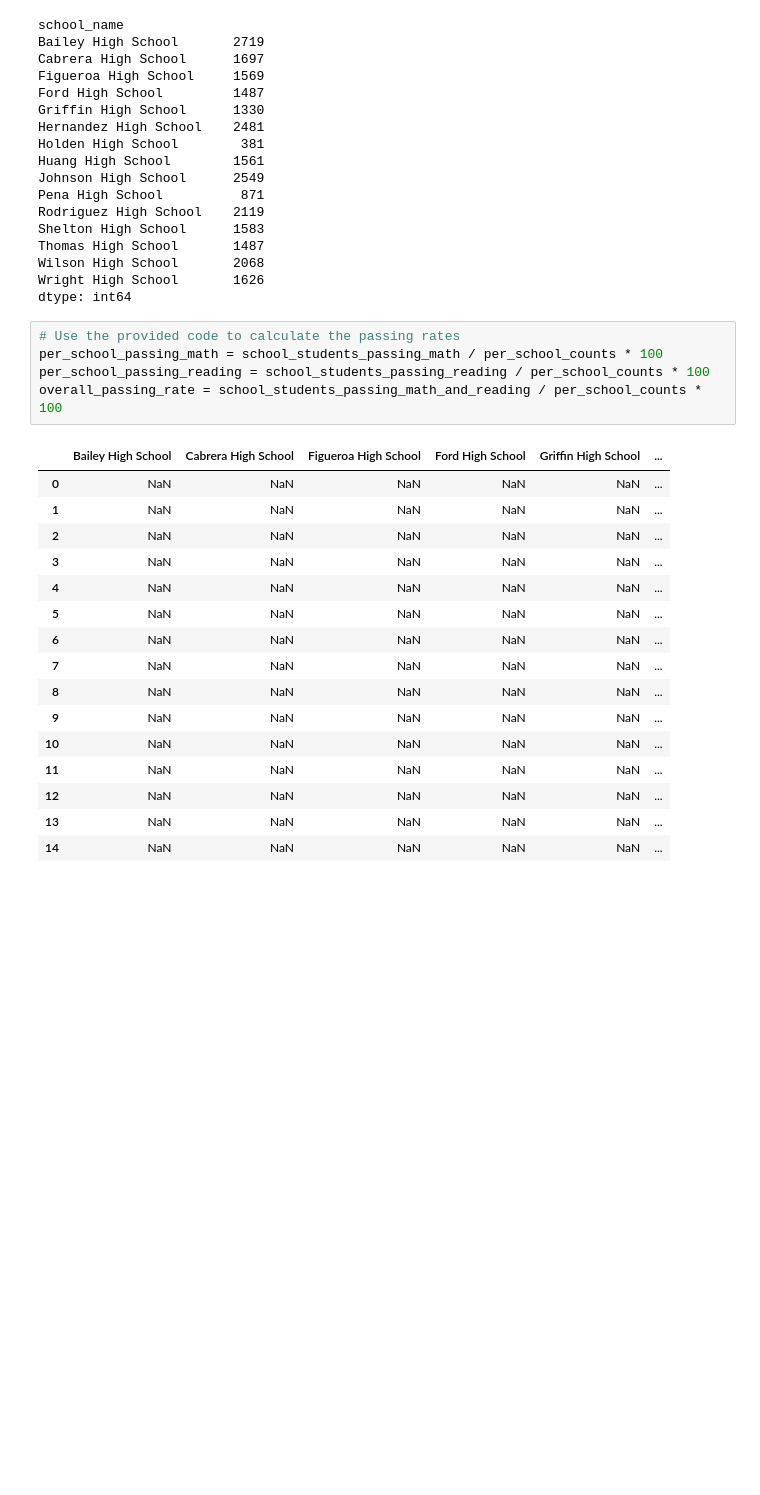
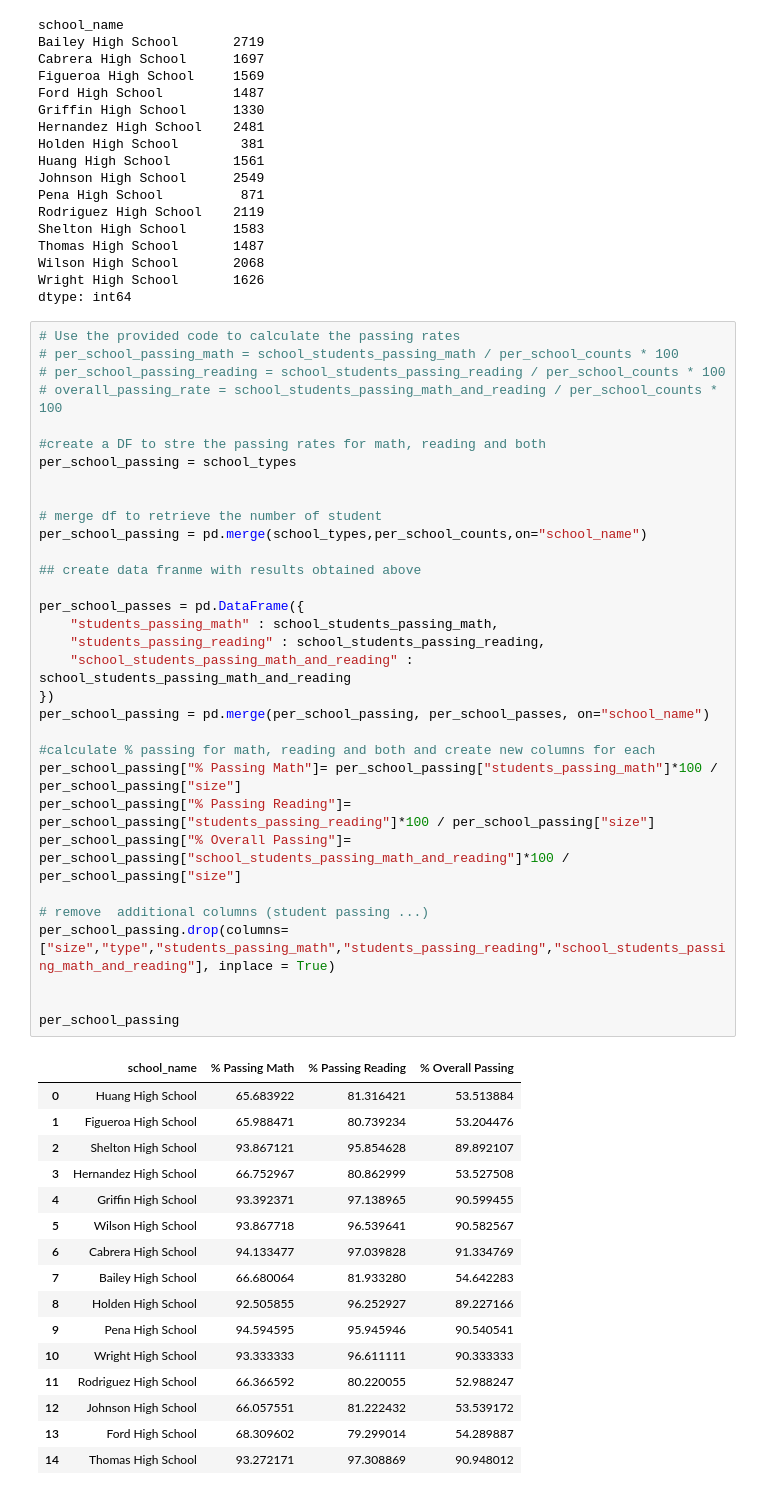
Before and after one commit to nazimben25/pandas-challenge, a Jupyter notebook: PyCitySchools/Challenge4.ipynb, the cells around one changed output. Drawn from its saved outputs; the diff is of its cells as text; blank space fills up the shorter version.

Commit message:
correct the calculation of the school summary table 40%

```diff
--- a/PyCitySchools/Challenge4.ipynb
+++ b/PyCitySchools/Challenge4.ipynb
@@ -293,28 +293,55 @@ Thomas High School       1487
 Wilson High School       2068
 Wright High School       1626
 dtype: int64
-# %%
-# Use the provided code to calculate the passing rates
-per_school_passing_math = school_students_passing_math / per_school_counts * 100
-per_school_passing_reading = school_students_passing_reading / per_school_counts * 100
-overall_passing_rate = school_students_passing_math_and_reading / per_school_counts * 100
-# %% [output]
-|  | Bailey High School | Cabrera High School | Figueroa High School | Ford High School | Griffin High School | ... |
-| 0 | NaN | NaN | NaN | NaN | NaN | ... |
-| 1 | NaN | NaN | NaN | NaN | NaN | ... |
-| 2 | NaN | NaN | NaN | NaN | NaN | ... |
-| 3 | NaN | NaN | NaN | NaN | NaN | ... |
-| 4 | NaN | NaN | NaN | NaN | NaN | ... |
-| 5 | NaN | NaN | NaN | NaN | NaN | ... |
-| 6 | NaN | NaN | NaN | NaN | NaN | ... |
-| 7 | NaN | NaN | NaN | NaN | NaN | ... |
-| 8 | NaN | NaN | NaN | NaN | NaN | ... |
-| 9 | NaN | NaN | NaN | NaN | NaN | ... |
-| 10 | NaN | NaN | NaN | NaN | NaN | ... |
-| 11 | NaN | NaN | NaN | NaN | NaN | ... |
-| 12 | NaN | NaN | NaN | NaN | NaN | ... |
-| 13 | NaN | NaN | NaN | NaN | NaN | ... |
-| 14 | NaN | NaN | NaN | NaN | NaN | ... |
+# %%
+# Use the provided code to calculate the passing rates
+# per_school_passing_math = school_students_passing_math / per_school_counts * 100
+# per_school_passing_reading = school_students_passing_reading / per_school_counts * 100
+# overall_passing_rate = school_students_passing_math_and_reading / per_school_counts * 100
+
+#create a DF to stre the passing rates for math, reading and both
+per_school_passing = school_types
+
+
+# merge df to retrieve the number of student
+per_school_passing = pd.merge(school_types,per_school_counts,on="school_name")
+
+## create data franme with results obtained above
+
+per_school_passes = pd.DataFrame({
+    "students_passing_math" : school_students_passing_math,
+    "students_passing_reading" : school_students_passing_reading,
+    "school_students_passing_math_and_reading" : school_students_passing_math_and_reading
+})
+per_school_passing = pd.merge(per_school_passing, per_school_passes, on="school_name")
+
+#calculate % passing for math, reading and both and create new columns for each
+per_school_passing["% Passing Math"]= per_school_passing["students_passing_math"]*100 / per_school_passing["size"]
+per_school_passing["% Passing Reading"]= per_school_passing["students_passing_reading"]*100 / per_school_passing["size"]
+per_school_passing["% Overall Passing"]= per_school_passing["school_students_passing_math_and_reading"]*100 / per_school_passing["size"]
+
+# remove  additional columns (student passing ...)
+per_school_passing.drop(columns=["size","type","students_passing_math","students_passing_reading","school_students_passing_math_and_reading"], inplace = True)
+
+
+per_school_passing
+# %% [output]
+|  | school_name | % Passing Math | % Passing Reading | % Overall Passing |
+| 0 | Huang High School | 65.683922 | 81.316421 | 53.513884 |
+| 1 | Figueroa High School | 65.988471 | 80.739234 | 53.204476 |
+| 2 | Shelton High School | 93.867121 | 95.854628 | 89.892107 |
+| 3 | Hernandez High School | 66.752967 | 80.862999 | 53.527508 |
+| 4 | Griffin High School | 93.392371 | 97.138965 | 90.599455 |
+| 5 | Wilson High School | 93.867718 | 96.539641 | 90.582567 |
+| 6 | Cabrera High School | 94.133477 | 97.039828 | 91.334769 |
+| 7 | Bailey High School | 66.680064 | 81.933280 | 54.642283 |
+| 8 | Holden High School | 92.505855 | 96.252927 | 89.227166 |
+| 9 | Pena High School | 94.594595 | 95.945946 | 90.540541 |
+| 10 | Wright High School | 93.333333 | 96.611111 | 90.333333 |
+| 11 | Rodriguez High School | 66.366592 | 80.220055 | 52.988247 |
+| 12 | Johnson High School | 66.057551 | 81.222432 | 53.539172 |
+| 13 | Ford High School | 68.309602 | 79.299014 | 54.289887 |
+| 14 | Thomas High School | 93.272171 | 97.308869 | 90.948012 |
 # %%
 per_school_summary = school_types
 
```
Also changed, not shown: parts of 1 cell of this notebook.
